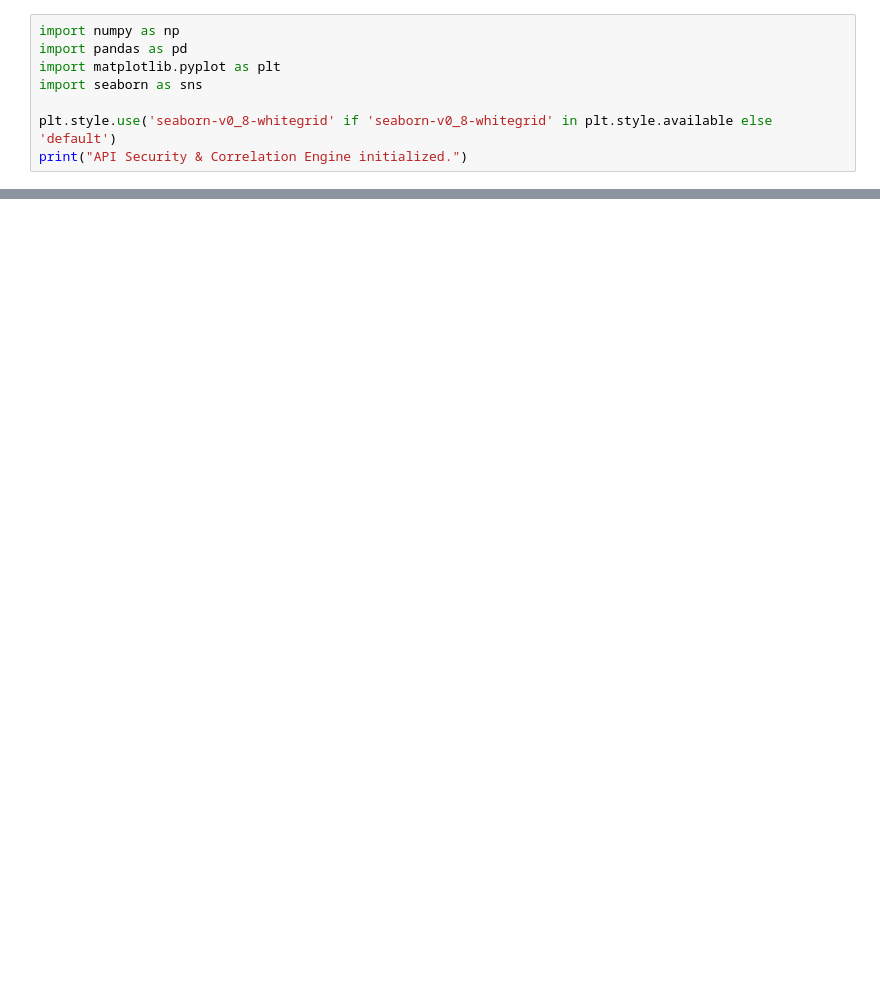
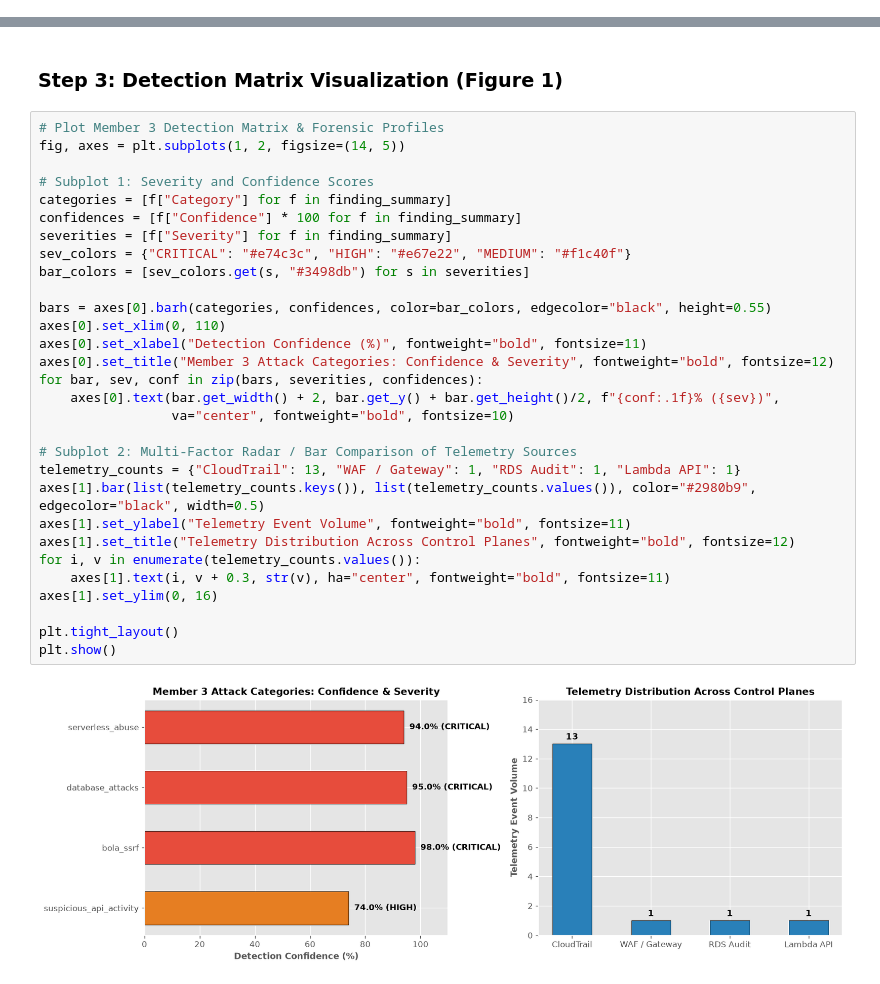
Before and after one commit to Hemantkumar-Lakhane/Industry-project-AI-driven-Cloud-monitoring-platform, a Jupyter notebook: notebooks/04_api_security_and_incident_correlation.ipynb, the cells around one changed output, grey strips where cells are left out. Saved outputs shown, nothing was run; the diff lists cells and outputs as text; blank space fills up the shorter version.

Commit message:
notebooks: update Member 3 API security, 900s incident correlation & unified risk notebook

```diff
--- a/notebooks/04_api_security_and_incident_correlation.ipynb
+++ b/notebooks/04_api_security_and_incident_correlation.ipynb
@@ -14,8 +15,0 @@
-# %%
-import numpy as np
-import pandas as pd
-import matplotlib.pyplot as plt
-import seaborn as sns
-
-plt.style.use('seaborn-v0_8-whitegrid' if 'seaborn-v0_8-whitegrid' in plt.style.available else 'default')
-print("API Security & Correlation Engine initialized.")
@@ -141,0 +220,34 @@ plt.show()
+# %% [markdown]
+### Step 3: Detection Matrix Visualization (Figure 1)
+# %%
+# Plot Member 3 Detection Matrix & Forensic Profiles
+fig, axes = plt.subplots(1, 2, figsize=(14, 5))
+
+# Subplot 1: Severity and Confidence Scores
+categories = [f["Category"] for f in finding_summary]
+confidences = [f["Confidence"] * 100 for f in finding_summary]
+severities = [f["Severity"] for f in finding_summary]
+sev_colors = {"CRITICAL": "#e74c3c", "HIGH": "#e67e22", "MEDIUM": "#f1c40f"}
+bar_colors = [sev_colors.get(s, "#3498db") for s in severities]
+
+bars = axes[0].barh(categories, confidences, color=bar_colors, edgecolor="black", height=0.55)
+axes[0].set_xlim(0, 110)
+axes[0].set_xlabel("Detection Confidence (%)", fontweight="bold", fontsize=11)
+axes[0].set_title("Member 3 Attack Categories: Confidence & Severity", fontweight="bold", fontsize=12)
+for bar, sev, conf in zip(bars, severities, confidences):
+    axes[0].text(bar.get_width() + 2, bar.get_y() + bar.get_height()/2, f"{conf:.1f}% ({sev})",
+                 va="center", fontweight="bold", fontsize=10)
+
+# Subplot 2: Multi-Factor Radar / Bar Comparison of Telemetry Sources
+telemetry_counts = {"CloudTrail": 13, "WAF / Gateway": 1, "RDS Audit": 1, "Lambda API": 1}
+axes[1].bar(list(telemetry_counts.keys()), list(telemetry_counts.values()), color="#2980b9", edgecolor="black", width=0.5)
+axes[1].set_ylabel("Telemetry Event Volume", fontweight="bold", fontsize=11)
+axes[1].set_title("Telemetry Distribution Across Control Planes", fontweight="bold", fontsize=12)
+for i, v in enumerate(telemetry_counts.values()):
+    axes[1].text(i, v + 0.3, str(v), ha="center", fontweight="bold", fontsize=11)
+axes[1].set_ylim(0, 16)
+
+plt.tight_layout()
+plt.show()
+# %% [output]
+[figure, added]
```
Also changed, not shown: parts of 24 cells of this notebook.
